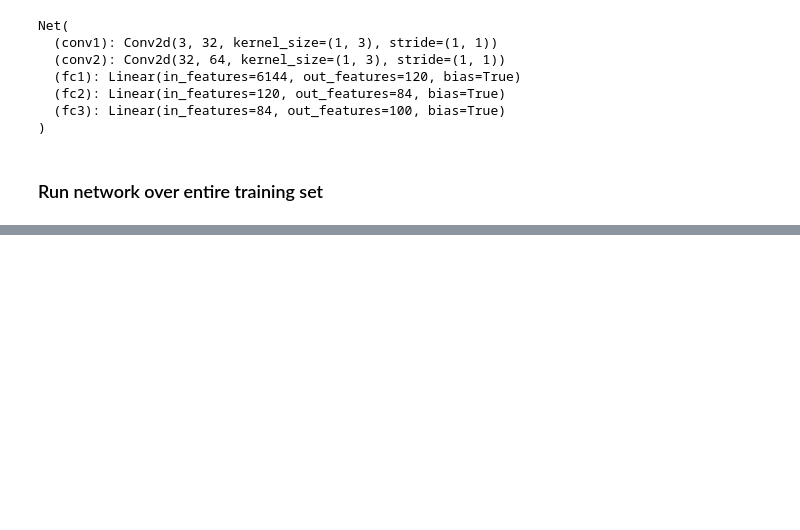
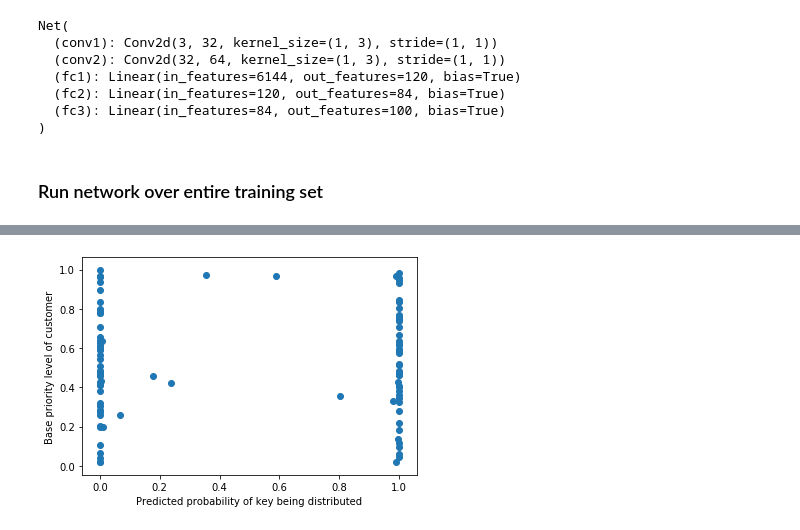
Before and after one commit to hagabbar/craft_prospect, a Jupyter notebook: terminal_link_optimization/main.ipynb, the cells around one changed output, grey strips where cells are left out. Drawn from its saved outputs; the diff is of its cells as text; code cells hidden in the pictures; blank space fills up the shorter version.

Commit message:
Minor addition of scatter plot code

```diff
--- a/terminal_link_optimization/main.ipynb
+++ b/terminal_link_optimization/main.ipynb
@@ -36,6 +37,7 @@ num_orbits = 10000  # total number of training samples (in this case orbits)
 max_dist = 10000    # maximum distance allowed for customers
 customer_arr = np.zeros((num_orbits,num_customers,5)) # Define emtpy array to contain customer data
 
+# Make training set
 for i in range(num_orbits):
     # Make customer index labels
     customer_arr[i,:,0] = np.arange(start=0,stop=num_customers,step=1)
@@ -43,13 +45,29 @@ for i in range(num_orbits):
     # Define random locations of customers on a line defining the planet
     customer_arr[i,:,1] = np.random.randint(low=0,high=max_dist,size=(num_customers))
 
-    # We will Define 4 variables which describe the `importantness` of each customer
-
     # Assign a random customer important factor. 0 == low importance, 1 == high importance
     customer_arr[i,:,2] = np.random.uniform(low=0.0,high=1.0,size=(num_customers))
 
     # Assign a random customer weather factor. 0 == high cloud coverage, 1 == low cloud coverage
     customer_arr[i,:,3] = np.random.uniform(low=0.0,high=1.0,size=(num_customers))
+
+# Testing set hyperparameters
+num_test_orbits = 100 # number of test samples to use
+customer_test_arr = np.zeros((num_test_orbits,num_customers,5))
+
+# Make test set
+for i in range(num_test_orbits):
+    # Make customer index labels
+    customer_test_arr[i,:,0] = np.arange(start=0,stop=num_customers,step=1)
+
+    # Define random locations of customers on a line defining the planet
+    customer_test_arr[i,:,1] = np.random.randint(low=0,high=max_dist,size=(num_customers))
+
+    # Assign a random customer important factor. 0 == low importance, 1 == high importance
+    customer_test_arr[i,:,2] = np.random.uniform(low=0.0,high=1.0,size=(num_customers))
+
+    # Assign a random customer weather factor. 0 == high cloud coverage, 1 == low cloud coverage
+    customer_test_arr[i,:,3] = np.random.uniform(low=0.0,high=1.0,size=(num_customers))
 # %% [markdown]
 ## Choose optimal order in which to distribute keys (simple approach)
 
@@ -89,7 +107,7 @@ this will actually work in practice, but I will make my first attempt of this he
 
 # neural network hyperparameters
 number_epochs = 100
-batch_size = 64
+batch_size = 128
 
 # Define network archetecture (convolutional neural network)
 class Net(nn.Module):
@@ -112,7 +130,7 @@ class Net(nn.Module):
         # Two fully-connected hidden layers and one output layer
         x = F.relu(self.fc1(x))
         x = F.relu(self.fc2(x))
-        x = self.fc3(x)
+        x = F.sigmoid(self.fc3(x))
         return x
 
     def num_flat_features(self, x):
@@ -267,0 +257,3 @@ KeyboardInterrupt: ignored
+# %%
+# Get test predictions from trained neural network
+test_preds = net(torch.tensor(customer_test_arr[:,:,1:4].reshape(num_test_orbits,3,1,num_customers)))
@@ -267,0 +276,8 @@ KeyboardInterrupt: ignored
+# %%
+# Make scatter plot of priority as a function of key dist probability
+plt.scatter(test_preds[0,:].detach().numpy(),customer_test_arr[0,:,2])
+plt.xlabel('Predicted probability of key being distributed')
+plt.ylabel('Base priority level of customer')
+plt.show()
+# %% [output]
+[figure, added]
```
Also changed, not shown: parts of 6 cells of this notebook.
